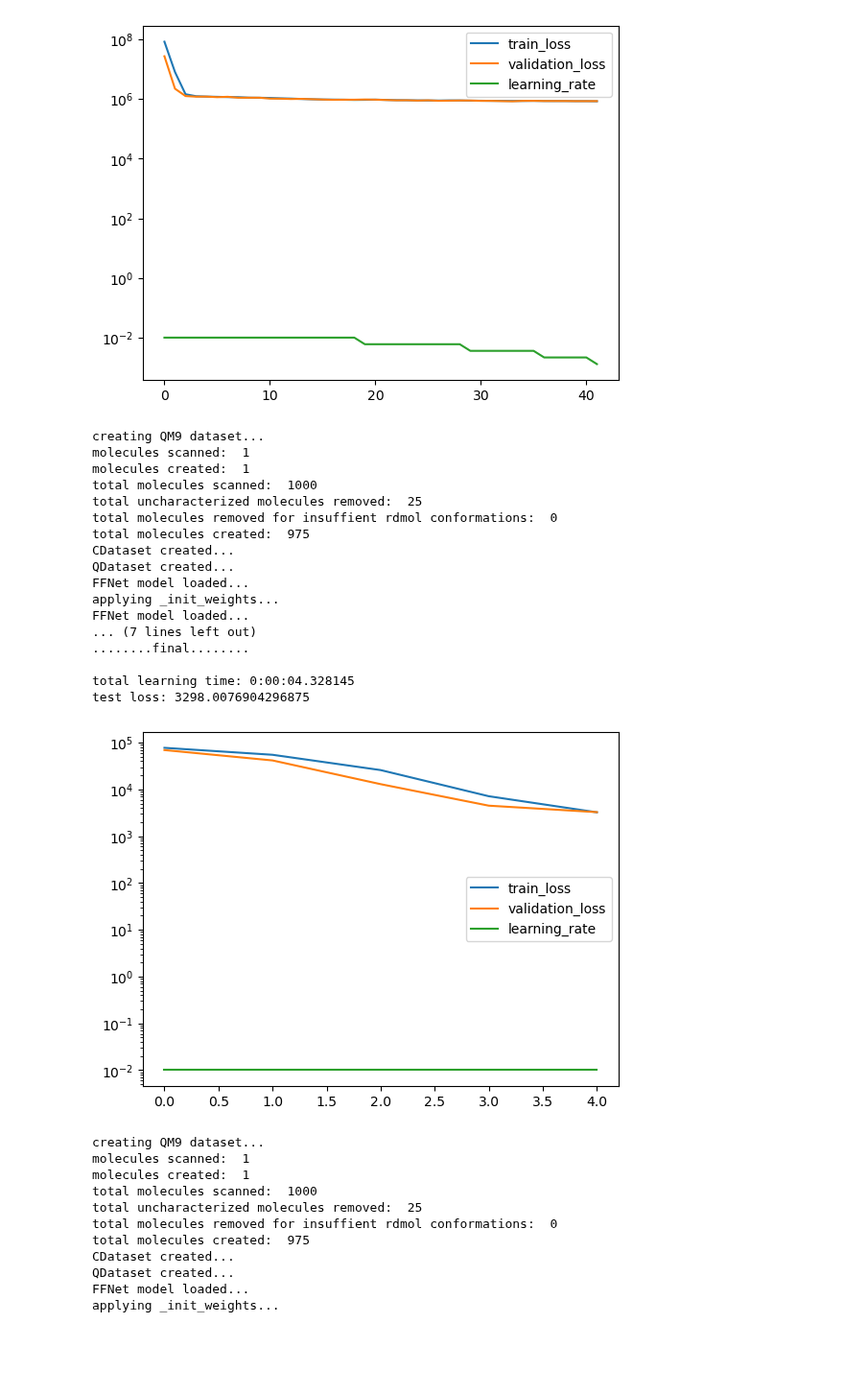
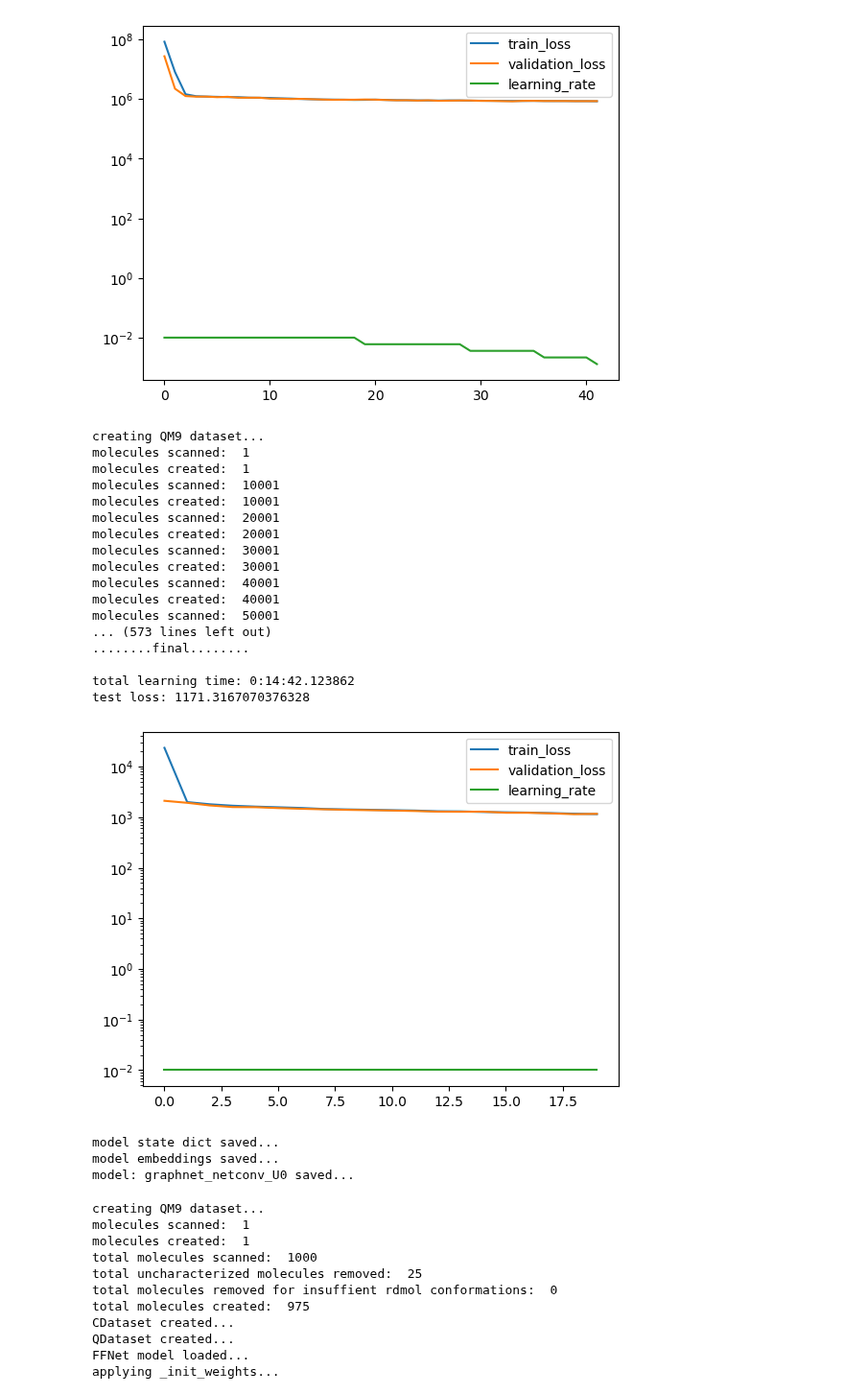
Before and after one commit to icanswim/qchem, a Jupyter notebook: experiment.ipynb, the cells around one changed output. Shown at 96% size. Saved outputs shown, nothing was run; the diff lists cells and outputs as text; code cells hidden in the pictures; blank space fills up the shorter version.

Commit message:
graphnet.forward and embedding edge features working.  push to main.

```diff
--- a/experiment.ipynb
+++ b/experiment.ipynb
@@ -643,7 +643,9 @@ ds_param = {'train_param': {'input_dict': {'x': [
                                             'idx': ['idx'],
                                             'edge_index': ['edge_indices'],
                                             'bond_type': ['bond_type'],
-                                            #'bond_ring': ['bond_ring'],
+                                            'bond_ring': ['bond_ring'],
+                                            'bond_stereo': ['bond_stereo'],
+                                            'bond_conjugated': ['bond_conjugated'],
                                             'hybridization': ['hybridization'],
                                             'chirality': ['chirality'],
                                             #'coulomb': ['coulomb'],
@@ -664,7 +666,7 @@ ds_param = {'train_param': {'input_dict': {'x': [
                                              'coulomb': [AsTensor()],
                                              'bond_type': [AsTensor()],
                                              'bond_stereo': [AsTensor()],
-                                             'bond_conjugated': [AsTensor()],
+                                             'bond_conjugated': [ExpandN(1), AsTensor()],
                                              'bond_ring': [ExpandN(1), AsTensor()],
                                              'distance': [],
                                              'adjacency': [],
@@ -672,9 +674,9 @@ ds_param = {'train_param': {'input_dict': {'x': [
                                              'U0': [ExpandN(1), AsTensor()],
                                             },
                               #'filter_on': ('n_atoms','>','8'),
-                              'n': 1000, #non-random subset for testing,
-                              #'use_pickle': 'test.pkl', #use pickle if exists otherwise create
-                              'n_conformers': 0,
+                              #'n': 10000, #non-random subset for testing,
+                              'use_pickle': 'qm9_5', #use pickle if exists otherwise create
+                              'n_conformers': 5,
                               'dict2data': True}}
 
 model_param = {'in_channels': 16+16+1+1+1,
@@ -686,59 +688,65 @@ model_param = {'in_channels': 16+16+1+1+1,
                'conv_act': 'ReLU',
                'dropout': .3,
                'activation': 'ReLU',
-               'edge_attr': ['bond_type'],
+               'edge_attr': ['bond_type','bond_ring','bond_stereo','bond_conjugated'],
                'data_keys': ['x','hybridization','chirality'],
                'embed_param': {
                                'hybridization': (9,16,None,True),
                                'chirality': (5,16,None,True),
                                'bond_type': (6,16,None,True),
+                               'bond_stereo': (7,16,None,True),
                                },
-               'layer_param': {'edge_features': 16},
+               'layer_param': {'edge_features': 16+1+16+1},
                'ffn_param': {'in_channels': 64,
                              'hidden': 128,
                              'out_channels': 1}}
 
-metrics_param = {'report_interval': 10,
+metrics_param = {'report_interval': 30,
                  'log_plot': True,
                  'min_lr': .0013}  #early stopping
 
 opt_param = {'lr': 0.01}
 
 crit_param = {'reduction': 'sum'}
 
 sample_param = {'set_seed': 88,
-                'splits': (.7, .15)}
+                'splits': (.7, .15),
+                #'subset': .1
+               }
 
 sched_param = {'factor': .6,
-               'patience': 3,
-               'cooldown': 3}
+               'patience': 2,
+               'cooldown': 2}
 
 
 l = Learn([QM9], GraphNet, Selector,
           Optimizer=Adam, Scheduler=ReduceLROnPlateau, Criterion=MSELoss, DataLoader=DataLoader,
           model_param=model_param, ds_param=ds_param, sample_param=sample_param,
           opt_param=opt_param, sched_param=sched_param, crit_param=crit_param,
           metrics_param=metrics_param,
-          batch_size=12, epochs=5, save_model=False, load_model=None)
+          batch_size=128, epochs=20, save_model='graphnet_netconv_U0', load_model=None)
 # %% [output]
 creating QM9 dataset...
 molecules scanned:  1
 molecules created:  1
-total molecules scanned:  1000
-total uncharacterized molecules removed:  25
-total molecules removed for insuffient rdmol conformations:  0
-total molecules created:  975
-CDataset created...
-QDataset created...
-FFNet model loaded...
-applying _init_weights...
-FFNet model loaded...
-... (7 lines left out)
+molecules scanned:  10001
+molecules created:  10001
+molecules scanned:  20001
+molecules created:  20001
+molecules scanned:  30001
+molecules created:  30001
+molecules scanned:  40001
+molecules created:  40001
+molecules scanned:  50001
+... (573 lines left out)
 ........final........
 
-total learning time: 0:00:04.328145
-test loss: 3298.0076904296875
+total learning time: 0:14:42.123862
+test loss: 1171.3167070376328
-[figure, old version]
+[figure, new version]
+model state dict saved...
+model embeddings saved...
+model: graphnet_netconv_U0 saved...
 # %%
 # qchem dataset (QM9) with qchem model (GraphNet)
 # extract, filter, transform, embed, save, load, model, metrics, display
```
Also changed, not shown: parts of 2 cells of this notebook, 2 other files.
